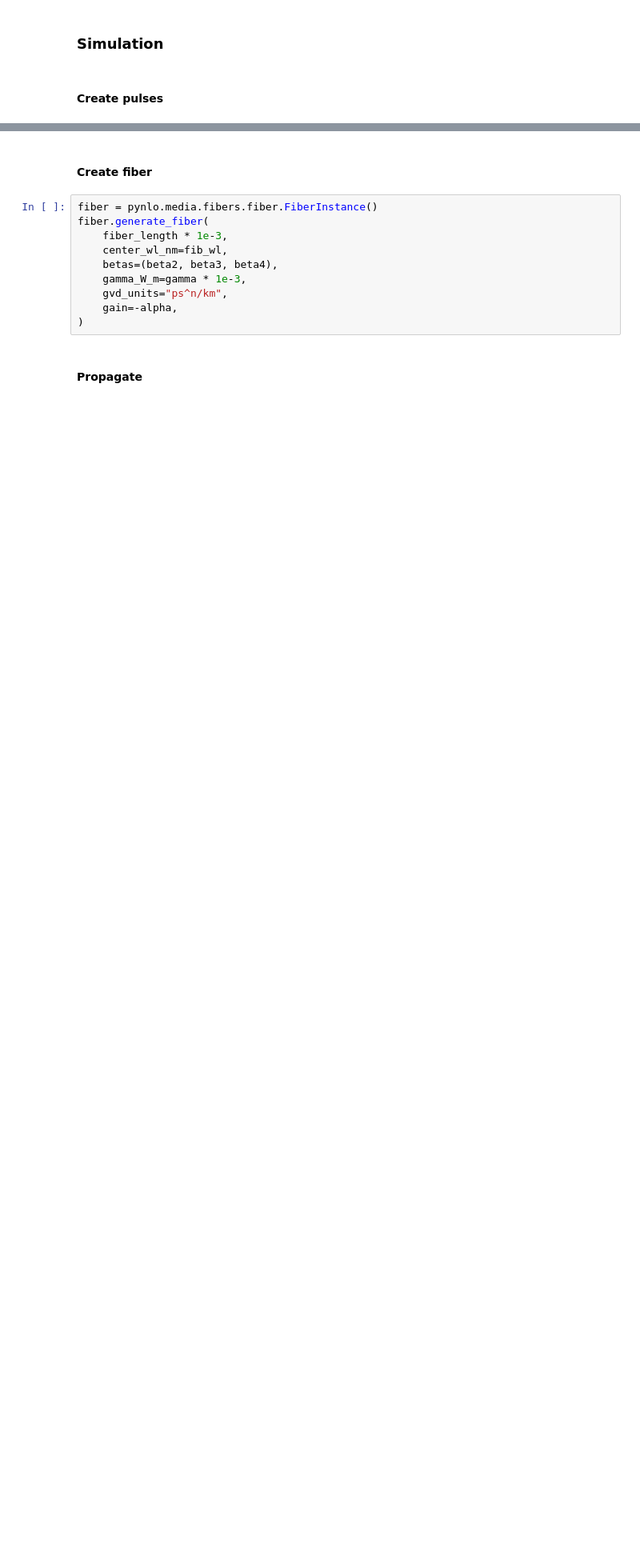
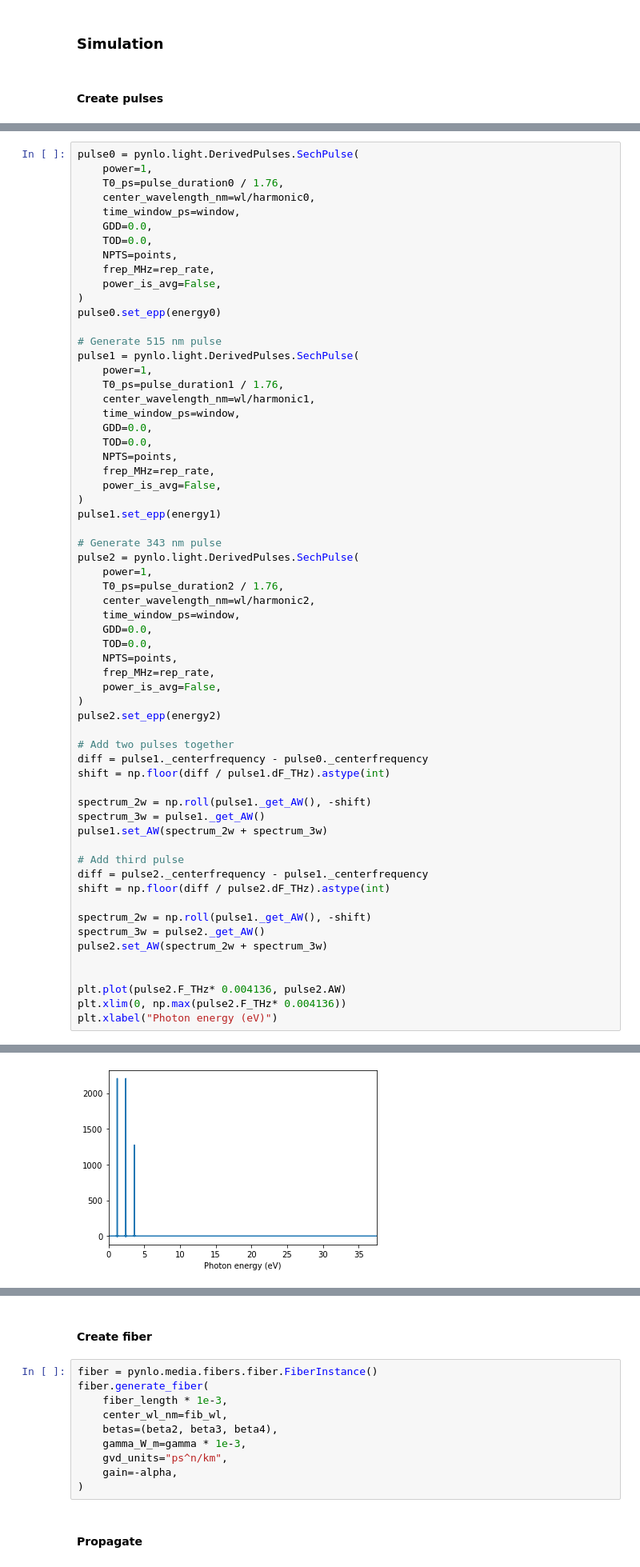
Before and after one commit to jeremythurston/1-MHz-HCHG, a Jupyter notebook: PyNLO_DFWM_Test.ipynb, the cells around one changed output, grey strips where cells are left out. Shown at 80% size. Cells and saved outputs as stored; diff of their text form; blank space fills up the shorter version.

```diff
--- a/PyNLO_DFWM_Test.ipynb
+++ b/PyNLO_DFWM_Test.ipynb
@@ -47,0 +59,63 @@ points = 2**13  # simulation points
+# %%
+pulse0 = pynlo.light.DerivedPulses.SechPulse(
+    power=1,
+    T0_ps=pulse_duration0 / 1.76,
+    center_wavelength_nm=wl/harmonic0,
+    time_window_ps=window,
+    GDD=0.0,
+    TOD=0.0,
+    NPTS=points,
+    frep_MHz=rep_rate,
+    power_is_avg=False,
+)
+pulse0.set_epp(energy0)
+
+# Generate 515 nm pulse
+pulse1 = pynlo.light.DerivedPulses.SechPulse(
+    power=1,
+    T0_ps=pulse_duration1 / 1.76,
+    center_wavelength_nm=wl/harmonic1,
+    time_window_ps=window,
+    GDD=0.0,
+    TOD=0.0,
+    NPTS=points,
+    frep_MHz=rep_rate,
+    power_is_avg=False,
+)
+pulse1.set_epp(energy1)
+
+# Generate 343 nm pulse
+pulse2 = pynlo.light.DerivedPulses.SechPulse(
+    power=1,
+    T0_ps=pulse_duration2 / 1.76,
+    center_wavelength_nm=wl/harmonic2,
+    time_window_ps=window,
+    GDD=0.0,
+    TOD=0.0,
+    NPTS=points,
+    frep_MHz=rep_rate,
+    power_is_avg=False,
+)
+pulse2.set_epp(energy2)
+
+# Add two pulses together
+diff = pulse1._centerfrequency - pulse0._centerfrequency
+shift = np.floor(diff / pulse1.dF_THz).astype(int)
+
+spectrum_2w = np.roll(pulse1._get_AW(), -shift)
+spectrum_3w = pulse1._get_AW()
+pulse1.set_AW(spectrum_2w + spectrum_3w)
+
+# Add third pulse
+diff = pulse2._centerfrequency - pulse1._centerfrequency
+shift = np.floor(diff / pulse2.dF_THz).astype(int)
+
+spectrum_2w = np.roll(pulse1._get_AW(), -shift)
+spectrum_3w = pulse2._get_AW()
+pulse2.set_AW(spectrum_2w + spectrum_3w)
+
+
+plt.plot(pulse2.F_THz* 0.004136, pulse2.AW)
+plt.xlim(0, np.max(pulse2.F_THz* 0.004136))
+plt.xlabel("Photon energy (eV)")
+# %% [output]
@@ -47,0 +123 @@ points = 2**13  # simulation points
+[figure, added]
```
Also changed, not shown: parts of 11 cells of this notebook, 23 other files.
